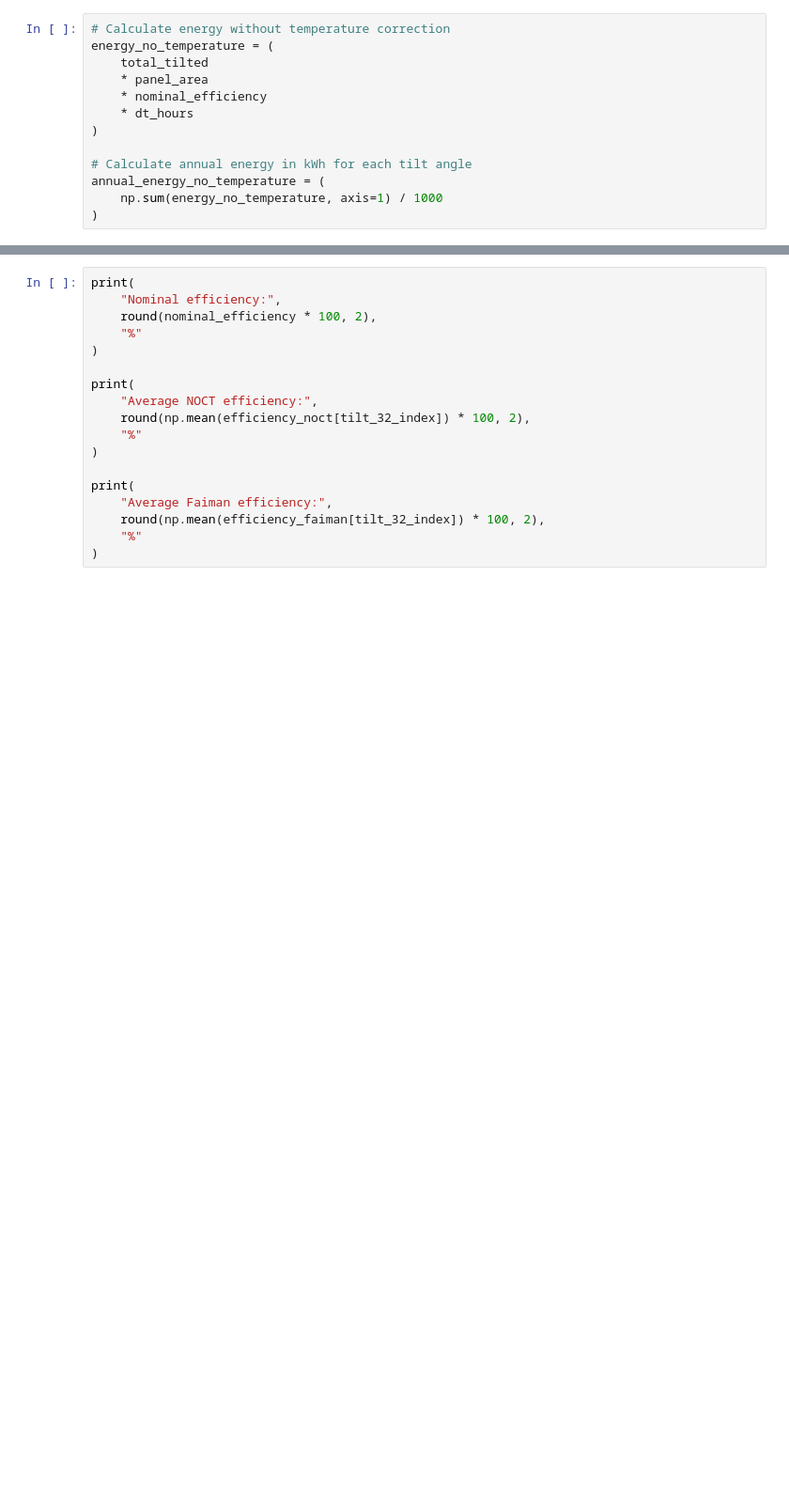
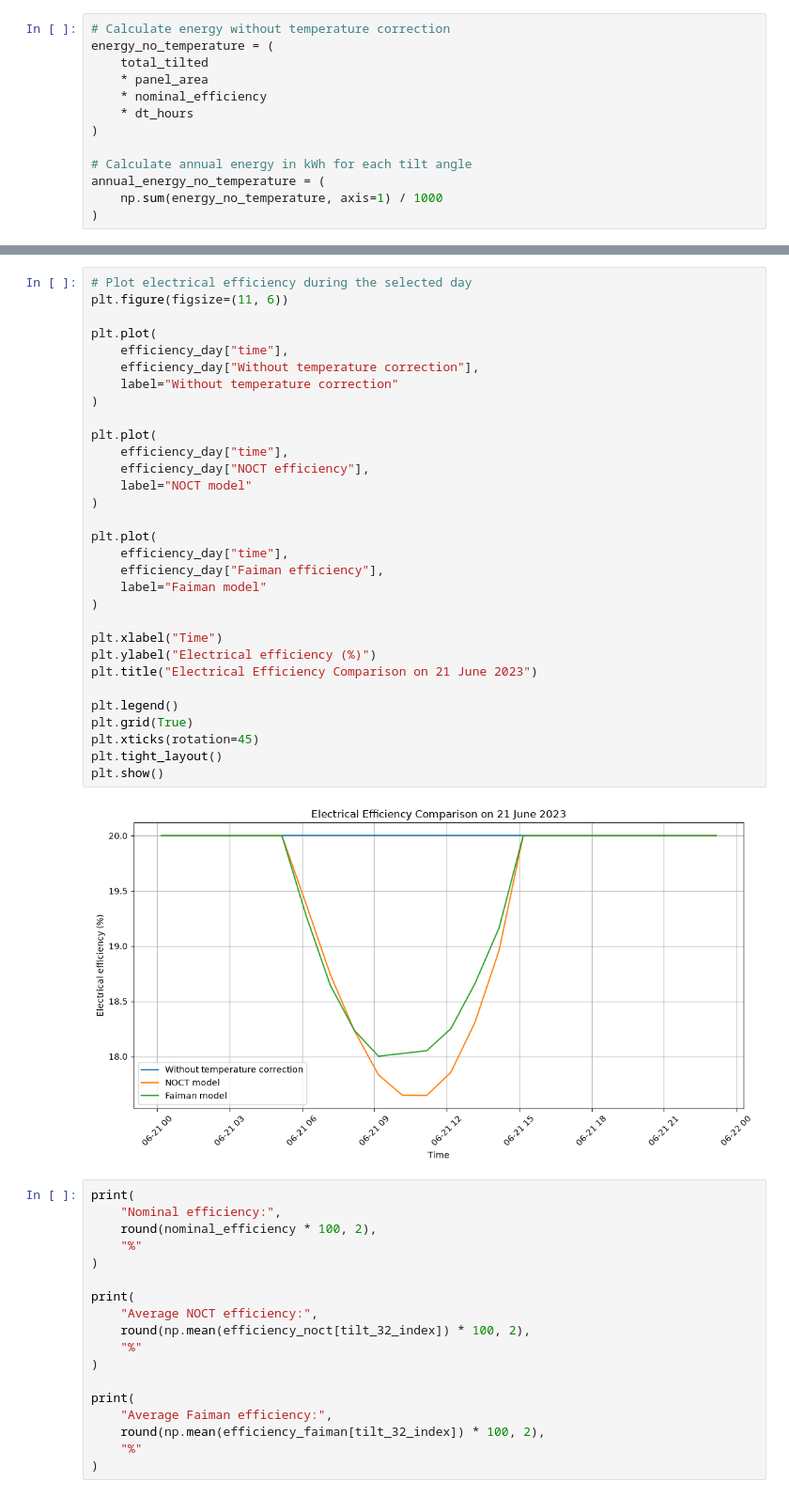
Before and after one commit to myshadow-data/Solar-panel-tilt-angle-optimization, a Jupyter notebook: Tilt_Angle_for_Solar_Panels.ipynb, the cells around one changed output, grey strips where cells are left out. Shown at 94% size. Saved outputs shown, nothing was run; the diff lists cells and outputs as text; blank space fills up the shorter version.

Commit message:
Electrical efficiency comparison
Adding of comparison for electrical efficiency for 3 3 models: nonimal efficiency, NOCT and Faiman corrections.

```diff
--- a/Tilt_Angle_for_Solar_Panels.ipynb
+++ b/Tilt_Angle_for_Solar_Panels.ipynb
@@ -1080,3 +1107,36 @@ Annual energy using Faiman: 488.1 kWh
+# %%
+# Plot electrical efficiency during the selected day
+plt.figure(figsize=(11, 6))
+
+plt.plot(
+    efficiency_day["time"],
+    efficiency_day["Without temperature correction"],
+    label="Without temperature correction"
+)
+
+plt.plot(
+    efficiency_day["time"],
+    efficiency_day["NOCT efficiency"],
+    label="NOCT model"
+)
+
+plt.plot(
+    efficiency_day["time"],
+    efficiency_day["Faiman efficiency"],
+    label="Faiman model"
+)
+
+plt.xlabel("Time")
+plt.ylabel("Electrical efficiency (%)")
+plt.title("Electrical Efficiency Comparison on 21 June 2023")
+
+plt.legend()
+plt.grid(True)
+plt.xticks(rotation=45)
+plt.tight_layout()
+plt.show()
+# %% [output]
+[figure, added]
 # %%
 print(
     "Nominal efficiency:",
```
Also changed, not shown: parts of 6 cells of this notebook.
